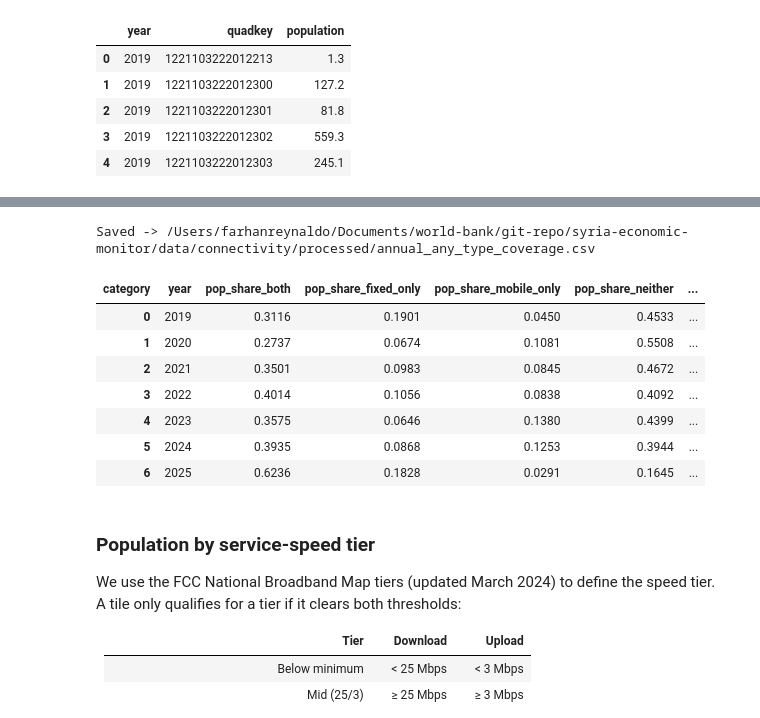
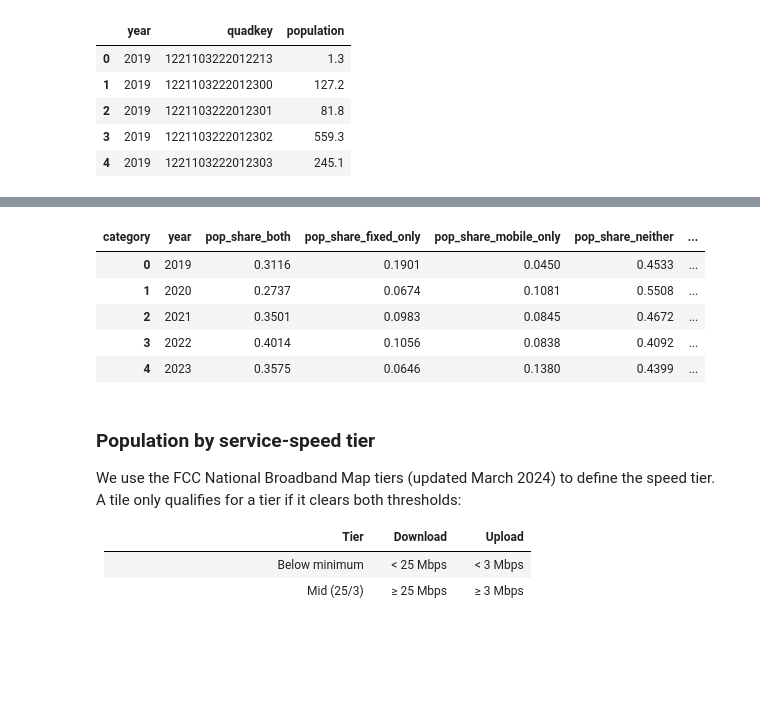
Before and after one commit to datapartnership/syria-economic-monitor, a Jupyter notebook: notebooks/internet-connectivity/gdp_proxy_features.ipynb, the cells around one changed output, grey strips where cells are left out. Saved outputs shown, nothing was run; the diff lists cells and outputs as text; code cells hidden in the pictures; blank space fills up the shorter version.

```diff
--- a/notebooks/internet-connectivity/gdp_proxy_features.ipynb
+++ b/notebooks/internet-connectivity/gdp_proxy_features.ipynb
@@ -353,38 +320,34 @@ def build_any_type_coverage(
             by_category[col] = 0.0
     by_category["total_population"] = by_category.index.map(total_population_by_year)
     by_category["neither"] = by_category["total_population"] - by_category[
         ["fixed_only", "mobile_only", "both"]
     ].sum(axis=1)
 
     shares = by_category.div(by_category["total_population"], axis=0).drop(
         columns="total_population"
     )
     shares = shares.rename(columns={c: f"pop_share_{c}" for c in shares.columns})
     shares["pop_covered_share_any_type"] = round(
         shares[["pop_share_fixed_only", "pop_share_mobile_only", "pop_share_both"]].sum(
             axis=1
         ),
         4,
     )
     return shares.round(4).reset_index()
 
 
 any_type_coverage = build_any_type_coverage(
     quadkey_year_panel, population, TOTAL_POPULATION_BY_YEAR
 )
 any_type_coverage.to_csv(ANY_TYPE_COVERAGE_OUT_PATH, index=False)
-print(f"Saved -> {ANY_TYPE_COVERAGE_OUT_PATH}")
-any_type_coverage
+any_type_coverage.head()
 # %% [output]
-Saved -> /Users/farhanreynaldo/Documents/world-bank/git-repo/syria-economic-monitor/data/connectivity/processed/annual_any_type_coverage.csv
 | category | year | pop_share_both | pop_share_fixed_only | pop_share_mobile_only | pop_share_neither | ... |
 | 0 | 2019 | 0.3116 | 0.1901 | 0.0450 | 0.4533 | ... |
 | 1 | 2020 | 0.2737 | 0.0674 | 0.1081 | 0.5508 | ... |
 | 2 | 2021 | 0.3501 | 0.0983 | 0.0845 | 0.4672 | ... |
 | 3 | 2022 | 0.4014 | 0.1056 | 0.0838 | 0.4092 | ... |
 | 4 | 2023 | 0.3575 | 0.0646 | 0.1380 | 0.4399 | ... |
-| 5 | 2024 | 0.3935 | 0.0868 | 0.1253 | 0.3944 | ... |
-| 6 | 2025 | 0.6236 | 0.1828 | 0.0291 | 0.1645 | ... |
 # %% [markdown]
 ### Population by service-speed tier
 
```
Also changed, not shown: parts of 25 cells of this notebook, 3 other files.
